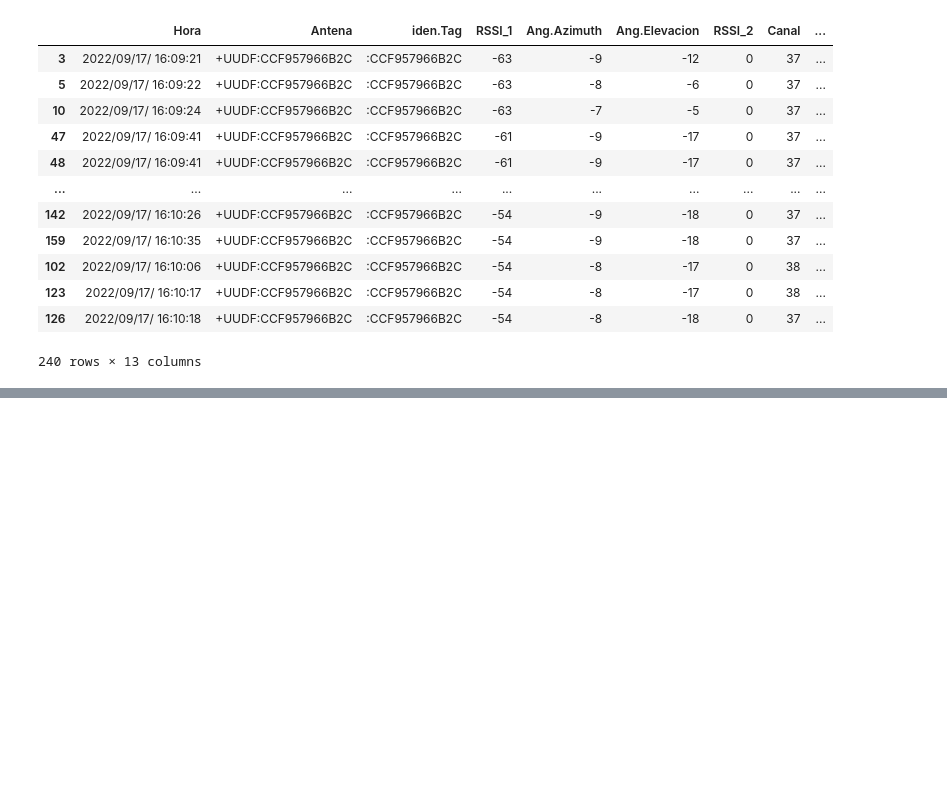
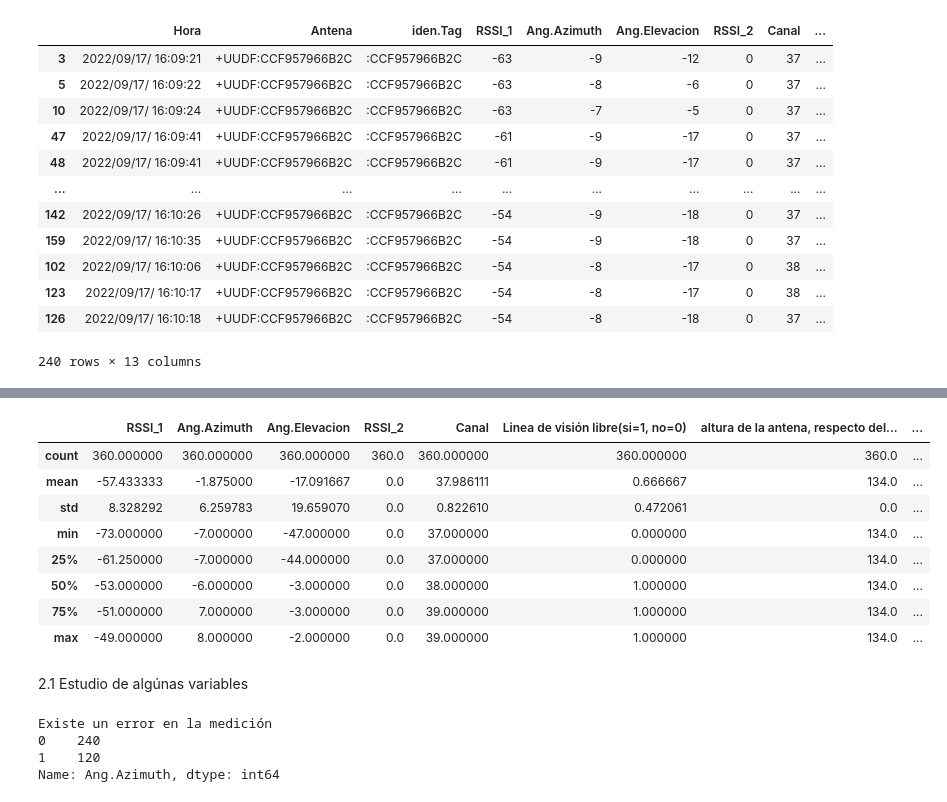
Before and after one commit to JocsanVergara/M_mediciones, a Jupyter notebook: Pruebas/Cargar_CSV_Pandas.ipynb, the cells around one changed output, grey strips where cells are left out. Saved outputs shown, nothing was run; the diff lists cells and outputs as text; code cells hidden in the pictures; blank space fills up the shorter version.

```diff
--- a/Pruebas/Cargar_CSV_Pandas.ipynb
+++ b/Pruebas/Cargar_CSV_Pandas.ipynb
@@ -144,0 +229,13 @@ df.sort_values(['RSSI_1','Ang.Azimuth'], ascending = ['True','False'])
+# %%
+# como se distribuyen las variables numéricas
+train.describe()
+# %% [output]
+|  | RSSI_1 | Ang.Azimuth | Ang.Elevacion | RSSI_2 | Canal | Linea de visión libre(si=1, no=0) | altura de la antena, respecto del... | ... |
+| count | 360.000000 | 360.000000 | 360.000000 | 360.0 | 360.000000 | 360.000000 | 360.0 | ... |
+| mean | -57.433333 | -1.875000 | -17.091667 | 0.0 | 37.986111 | 0.666667 | 134.0 | ... |
+| std | 8.328292 | 6.259783 | 19.659070 | 0.0 | 0.822610 | 0.472061 | 0.0 | ... |
+| min | -73.000000 | -7.000000 | -47.000000 | 0.0 | 37.000000 | 0.000000 | 134.0 | ... |
+| 25% | -61.250000 | -7.000000 | -44.000000 | 0.0 | 37.000000 | 0.000000 | 134.0 | ... |
+| 50% | -53.000000 | -6.000000 | -3.000000 | 0.0 | 38.000000 | 1.000000 | 134.0 | ... |
+| 75% | -51.000000 | 7.000000 | -3.000000 | 0.0 | 39.000000 | 1.000000 | 134.0 | ... |
+| max | -49.000000 | 8.000000 | -2.000000 | 0.0 | 39.000000 | 1.000000 | 134.0 | ... |
@@ -144,0 +245,10 @@ df.sort_values(['RSSI_1','Ang.Azimuth'], ascending = ['True','False'])
+# %% [markdown]
+2.1 Estudio de algúnas variables
+# %%
+# Estudiaremos la relación entre las variaciones de la medicion con el indicador del error en la medicion
+train.groupby(['Existe un error en la medición']).count()['Ang.Azimuth']
+# %% [output]
+Existe un error en la medición
+0    240
+1    120
+Name: Ang.Azimuth, dtype: int64
```
Also changed, not shown: parts of 19 cells of this notebook.
